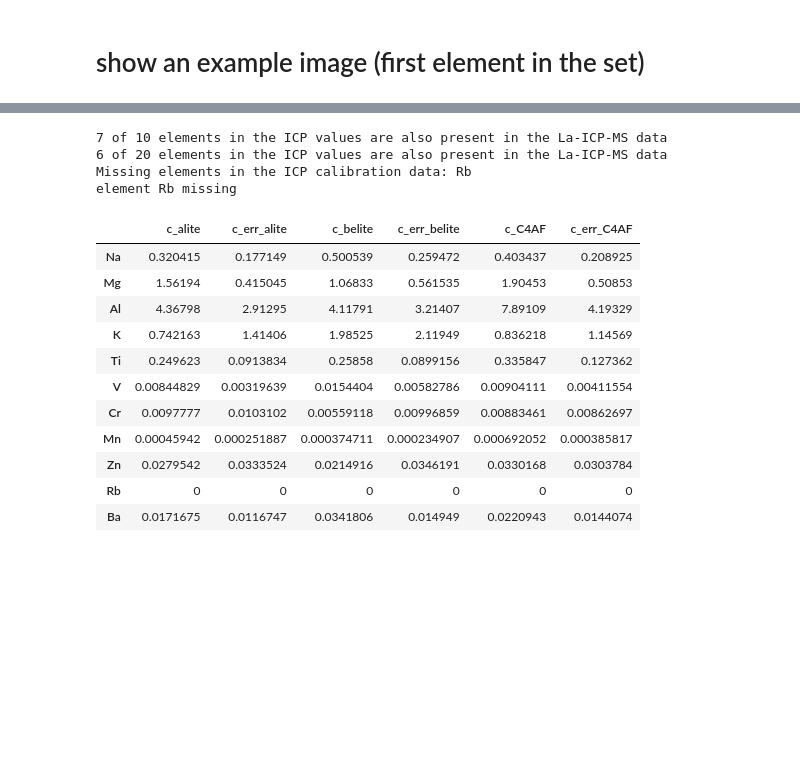
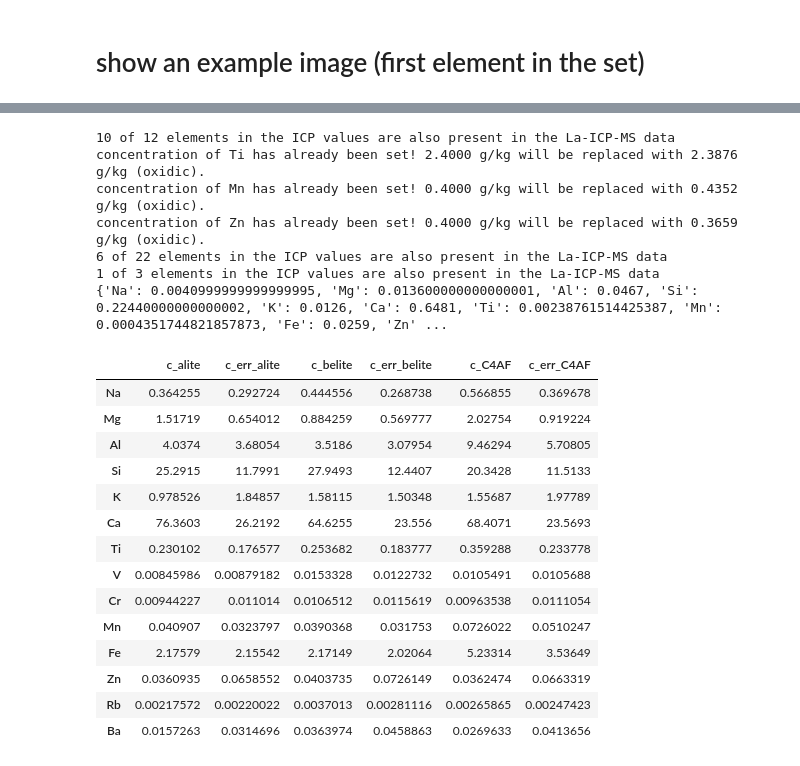
Before and after one commit to kleinerELM/LA-ICP-MS, a Jupyter notebook: laser+edx.ipynb, the cells around one changed output, grey strips where cells are left out. Saved outputs shown, nothing was run; the diff lists cells and outputs as text; code cells hidden in the pictures; blank space fills up the shorter version.

Commit message:
fixed issues with the calibrations

```diff
--- a/laser+edx.ipynb
+++ b/laser+edx.ipynb
@@ -39,7 +40,7 @@ If no `workingDirectory` or `excel_file` is set, the script opens a file dialog.
 Alternatively, the 3 areas presented in the paper `LA-ICP-MS and SEM-EDS for spatially resolved major minor and trace element detection in clinker grains` can be selected in the following block:
 # %%
 ## select the area 1, 2 or 3 to process the paper data
-area = 1
+area = 3
 
 ## base variables for the paper data
 path = "C:/Users/Florian Kleiner/Documents/Nextcloud/Uni/WdB/Paper/Laser-ICP&EDX/"
@@ -114,6 +115,8 @@ Missing elements will be set to **0**!
 # %%
 # ICP OES concentrations [m.-% oxide]
 icp_oes = {
+    "is_oxide_conc": True,
+    "unit": "m.-%",
     'Ca': 64.81,
     'Si': 22.44,
     'Al':  4.67,
@@ -126,8 +129,10 @@ icp_oes = {
     'Mn':  0.04
 }
 # %%
-#ICP MS concentrations [g/kg]
+#ICP MS concentrations [g oxide/kg]
 icp_ms = {
+    "is_oxide_conc": False,
+    "unit": "g/kg",
     "As":  0.00642,
     "Ba":  0.185,
     "Be":  0.00074,
@@ -136,7 +141,7 @@ icp_ms = {
     "Cr":  0.0671,
     "Cu":  0.107,
     "Hg":  0.00005,
-    "Mn":  0.00275,
+    "Mn":  0.275,
     "Mo":  0.00250,
     "Ni":  0.0771,
     "Pb":  0.00220,
@@ -147,9 +152,13 @@ icp_ms = {
     "Ti":  1.431,
     "V" :  0.0527,
     "W" :  0.00733,
-    "Zn":  0.294
+    "Zn":  0.294,
 }
-# Rb concentration is missing!
+icp_ms_2 = {
+    "is_oxide_conc": True,
+    "unit": "mg/kg",
+    "Rb":  24.193 #20.379 #
+}
 # %% [markdown]
 # show an example image (first element in the set)
 # %%
@@ -160,24 +169,31 @@ v51 = laser_data.show_single_image(element=example_element)
 # %%
-result_df = laser_data.process_phase_evaluation( icp_oes, icp_ms )
+result_df = laser_data.process_phase_evaluation( [icp_oes, icp_ms, icp_ms_2] )
+print(laser_data.icp)
 if isinstance(result_df, pd.DataFrame):
     display(HTML(result_df.to_html()))
 # %% [output]
-7 of 10 elements in the ICP values are also present in the La-ICP-MS data
-6 of 20 elements in the ICP values are also present in the La-ICP-MS data
-Missing elements in the ICP calibration data: Rb
-element Rb missing
+10 of 12 elements in the ICP values are also present in the La-ICP-MS data
+concentration of Ti has already been set! 2.4000 g/kg will be replaced with 2.3876 g/kg (oxidic).
+concentration of Mn has already been set! 0.4000 g/kg will be replaced with 0.4352 g/kg (oxidic).
+concentration of Zn has already been set! 0.4000 g/kg will be replaced with 0.3659 g/kg (oxidic).
+6 of 22 elements in the ICP values are also present in the La-ICP-MS data
+1 of 3 elements in the ICP values are also present in the La-ICP-MS data
+{'Na': 0.0040999999999999995, 'Mg': 0.013600000000000001, 'Al': 0.0467, 'Si': 0.22440000000000002, 'K': 0.0126, 'Ca': 0.6481, 'Ti': 0.00238761514425387, 'Mn': 0.0004351744821857873, 'Fe': 0.0259, 'Zn' ...
 |  | c_alite | c_err_alite | c_belite | c_err_belite | c_C4AF | c_err_C4AF |
-| Na | 0.320415 | 0.177149 | 0.500539 | 0.259472 | 0.403437 | 0.208925 |
-| Mg | 1.56194 | 0.415045 | 1.06833 | 0.561535 | 1.90453 | 0.50853 |
-| Al | 4.36798 | 2.91295 | 4.11791 | 3.21407 | 7.89109 | 4.19329 |
-| K | 0.742163 | 1.41406 | 1.98525 | 2.11949 | 0.836218 | 1.14569 |
-| Ti | 0.249623 | 0.0913834 | 0.25858 | 0.0899156 | 0.335847 | 0.127362 |
-| V | 0.00844829 | 0.00319639 | 0.0154404 | 0.00582786 | 0.00904111 | 0.00411554 |
-| Cr | 0.0097777 | 0.0103102 | 0.00559118 | 0.00996859 | 0.00883461 | 0.00862697 |
-| Mn | 0.00045942 | 0.000251887 | 0.000374711 | 0.000234907 | 0.000692052 | 0.000385817 |
-| Zn | 0.0279542 | 0.0333524 | 0.0214916 | 0.0346191 | 0.0330168 | 0.0303784 |
-| Rb | 0 | 0 | 0 | 0 | 0 | 0 |
-| Ba | 0.0171675 | 0.0116747 | 0.0341806 | 0.014949 | 0.0220943 | 0.0144074 |
+| Na | 0.364255 | 0.292724 | 0.444556 | 0.268738 | 0.566855 | 0.369678 |
+| Mg | 1.51719 | 0.654012 | 0.884259 | 0.569777 | 2.02754 | 0.919224 |
+| Al | 4.0374 | 3.68054 | 3.5186 | 3.07954 | 9.46294 | 5.70805 |
+| Si | 25.2915 | 11.7991 | 27.9493 | 12.4407 | 20.3428 | 11.5133 |
+| K | 0.978526 | 1.84857 | 1.58115 | 1.50348 | 1.55687 | 1.97789 |
+| Ca | 76.3603 | 26.2192 | 64.6255 | 23.556 | 68.4071 | 23.5693 |
+| Ti | 0.230102 | 0.176577 | 0.253682 | 0.183777 | 0.359288 | 0.233778 |
+| V | 0.00845986 | 0.00879182 | 0.0153328 | 0.0122732 | 0.0105491 | 0.0105688 |
+| Cr | 0.00944227 | 0.011014 | 0.0106512 | 0.0115619 | 0.00963538 | 0.0111054 |
+| Mn | 0.040907 | 0.0323797 | 0.0390368 | 0.031753 | 0.0726022 | 0.0510247 |
+| Fe | 2.17579 | 2.15542 | 2.17149 | 2.02064 | 5.23314 | 3.53649 |
+| Zn | 0.0360935 | 0.0658552 | 0.0403735 | 0.0726149 | 0.0362474 | 0.0663319 |
+| Rb | 0.00217572 | 0.00220022 | 0.0037013 | 0.00281116 | 0.00265865 | 0.00247423 |
+| Ba | 0.0157263 | 0.0314696 | 0.0363974 | 0.0458863 | 0.0269633 | 0.0413656 |
 # %%
 if isinstance(result_df, pd.DataFrame):
     col_names = []
```
Also changed, not shown: parts of 6 cells of this notebook, 1 other file.
